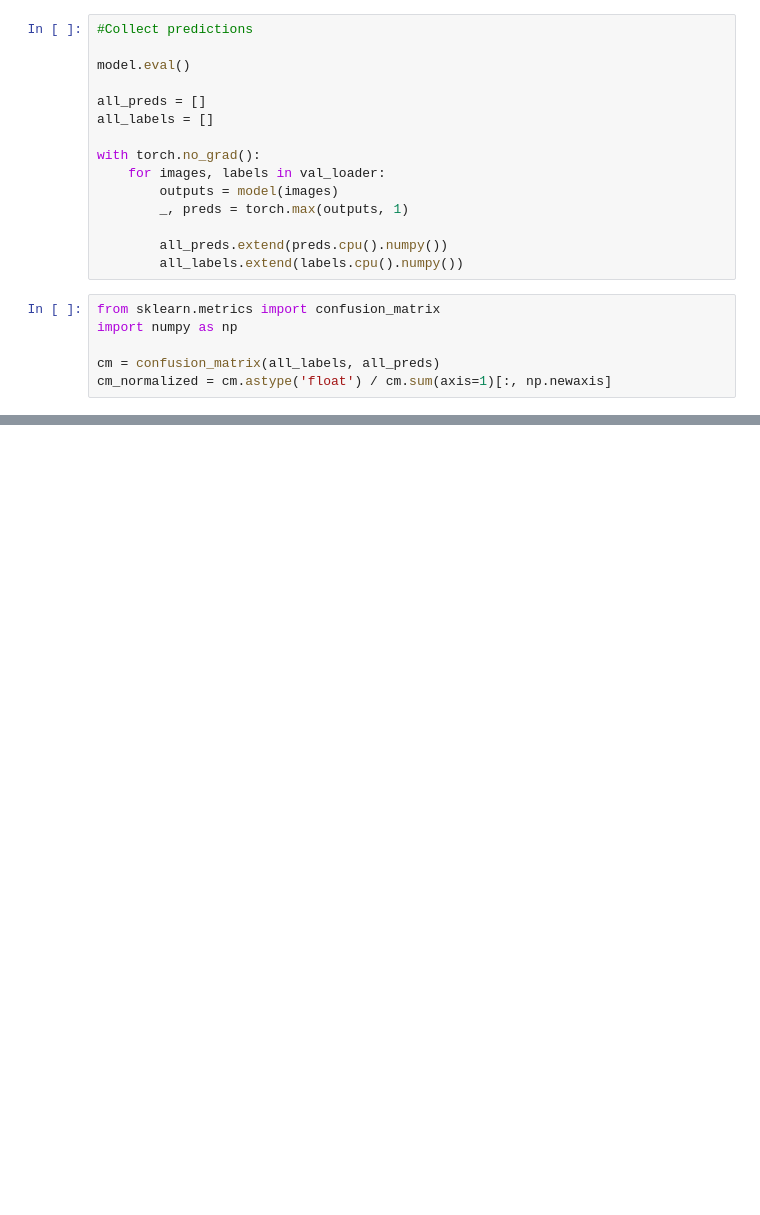
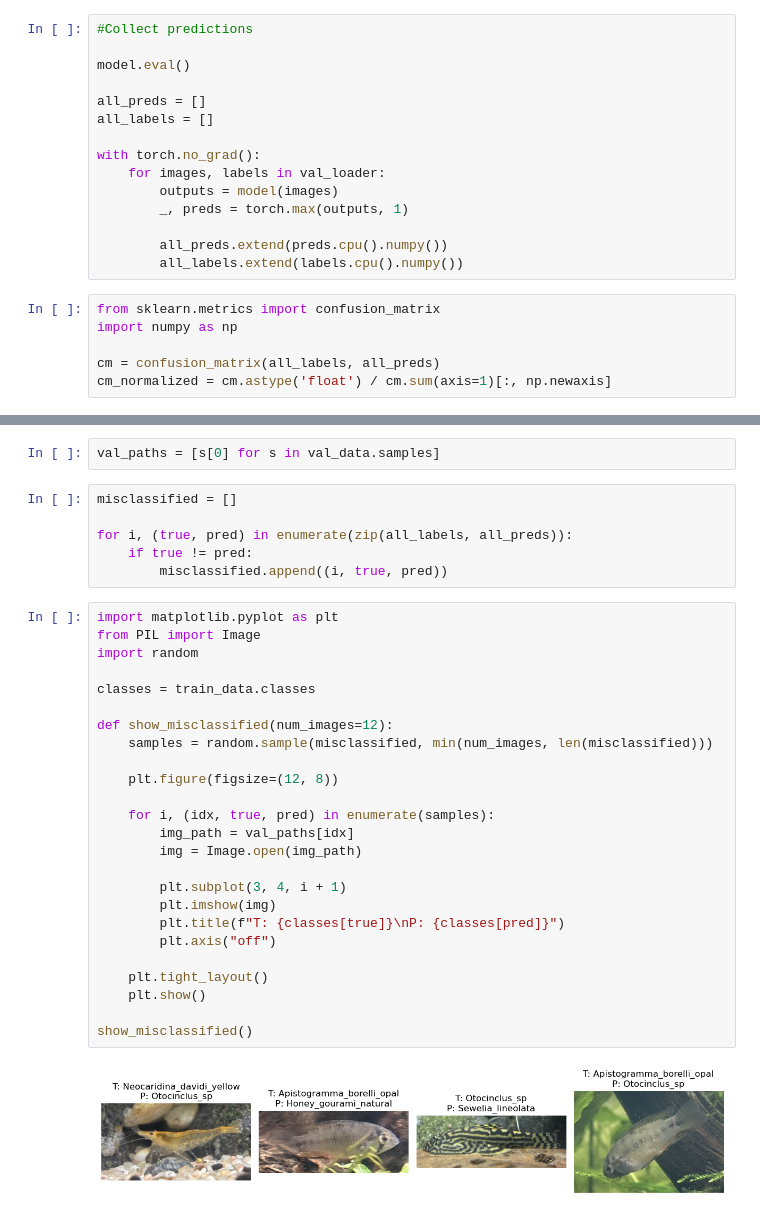
Before and after one commit to sarosi/aquarium-fish-classification, a Jupyter notebook: notebooks/aquarium_fish_recognition.ipynb, the cells around one changed output, grey strips where cells are left out. Cells and saved outputs as stored; diff of their text form; blank space fills up the shorter version.

```diff
--- a/notebooks/aquarium_fish_recognition.ipynb
+++ b/notebooks/aquarium_fish_recognition.ipynb
@@ -388,3 +403,38 @@ Neocaridina_davidi_yellow: 0.75
 Neon_tetra_blue: 1.00
 Otocinclus_sp: 0.92
 Sewelia_lineolata: 1.00
+# %%
+val_paths = [s[0] for s in val_data.samples]
+# %%
+misclassified = []
+
+for i, (true, pred) in enumerate(zip(all_labels, all_preds)):
+    if true != pred:
+        misclassified.append((i, true, pred))
+# %%
+import matplotlib.pyplot as plt
+from PIL import Image
+import random
+
+classes = train_data.classes
+
+def show_misclassified(num_images=12):
+    samples = random.sample(misclassified, min(num_images, len(misclassified)))
+
+    plt.figure(figsize=(12, 8))
+
+    for i, (idx, true, pred) in enumerate(samples):
+        img_path = val_paths[idx]
+        img = Image.open(img_path)
+
+        plt.subplot(3, 4, i + 1)
+        plt.imshow(img)
+        plt.title(f"T: {classes[true]}\nP: {classes[pred]}")
+        plt.axis("off")
+
+    plt.tight_layout()
+    plt.show()
+
+show_misclassified()
+# %% [output]
+[figure, added]
```
Also changed, not shown: parts of 19 cells of this notebook.
